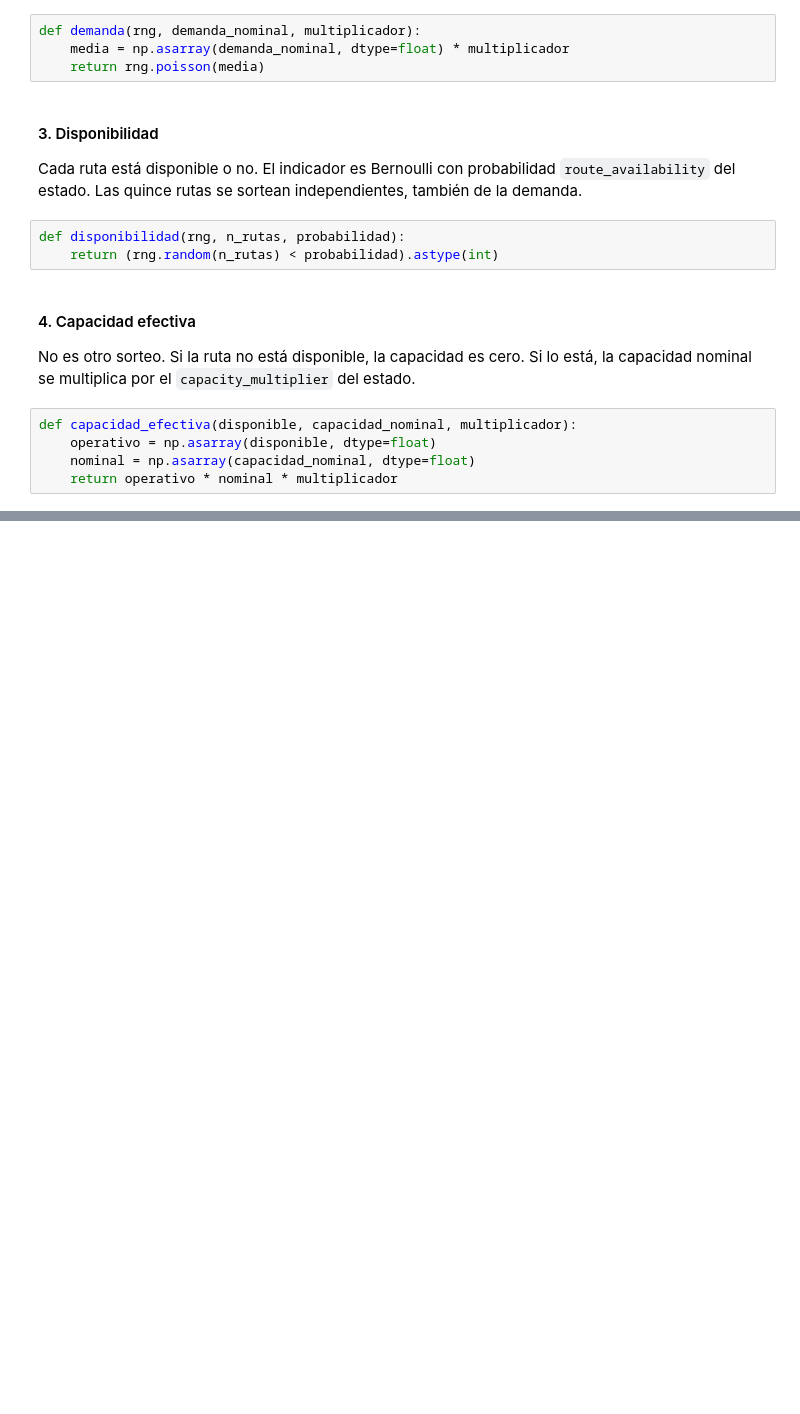
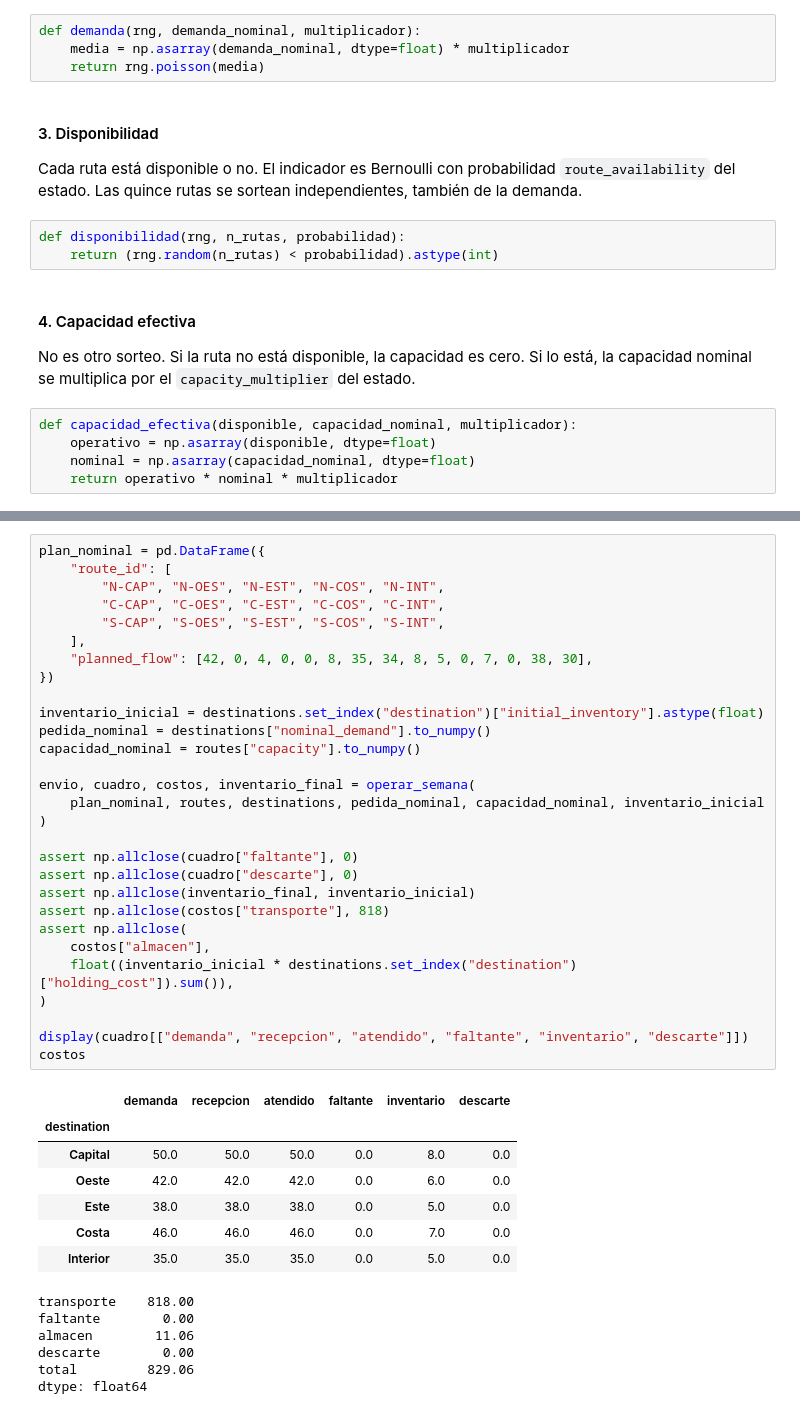
Before and after one commit to LorennMarque/OR-final-austral-2026, a Jupyter notebook: notebooks/part2_markov_montecarlo.ipynb, the cells around one changed output, grey strips where cells are left out. Drawn from its saved outputs; the diff is of its cells as text; blank space fills up the shorter version.

```diff
--- a/notebooks/part2_markov_montecarlo.ipynb
+++ b/notebooks/part2_markov_montecarlo.ipynb
@@ -240,0 +353,43 @@ def capacidad_efectiva(disponible, capacidad_nominal, multiplicador):
+# %%
+plan_nominal = pd.DataFrame({
+    "route_id": [
+        "N-CAP", "N-OES", "N-EST", "N-COS", "N-INT",
+        "C-CAP", "C-OES", "C-EST", "C-COS", "C-INT",
+        "S-CAP", "S-OES", "S-EST", "S-COS", "S-INT",
+    ],
+    "planned_flow": [42, 0, 4, 0, 0, 8, 35, 34, 8, 5, 0, 7, 0, 38, 30],
+})
+
+inventario_inicial = destinations.set_index("destination")["initial_inventory"].astype(float)
+pedida_nominal = destinations["nominal_demand"].to_numpy()
+capacidad_nominal = routes["capacity"].to_numpy()
+
+envio, cuadro, costos, inventario_final = operar_semana(
+    plan_nominal, routes, destinations, pedida_nominal, capacidad_nominal, inventario_inicial
+)
+
+assert np.allclose(cuadro["faltante"], 0)
+assert np.allclose(cuadro["descarte"], 0)
+assert np.allclose(inventario_final, inventario_inicial)
+assert np.allclose(costos["transporte"], 818)
+assert np.allclose(
+    costos["almacen"],
+    float((inventario_inicial * destinations.set_index("destination")["holding_cost"]).sum()),
+)
+
+display(cuadro[["demanda", "recepcion", "atendido", "faltante", "inventario", "descarte"]])
+costos
+# %% [output]
+|  | demanda | recepcion | atendido | faltante | inventario | descarte |
+| destination |  |  |  |  |  |  |
+| Capital | 50.0 | 50.0 | 50.0 | 0.0 | 8.0 | 0.0 |
+| Oeste | 42.0 | 42.0 | 42.0 | 0.0 | 6.0 | 0.0 |
+| Este | 38.0 | 38.0 | 38.0 | 0.0 | 5.0 | 0.0 |
+| Costa | 46.0 | 46.0 | 46.0 | 0.0 | 7.0 | 0.0 |
+| Interior | 35.0 | 35.0 | 35.0 | 0.0 | 5.0 | 0.0 |
+transporte    818.00
+faltante        0.00
+almacen        11.06
+descarte        0.00
+total         829.06
+dtype: float64
```
Also changed, not shown: parts of 11 cells of this notebook, 5 other files.
